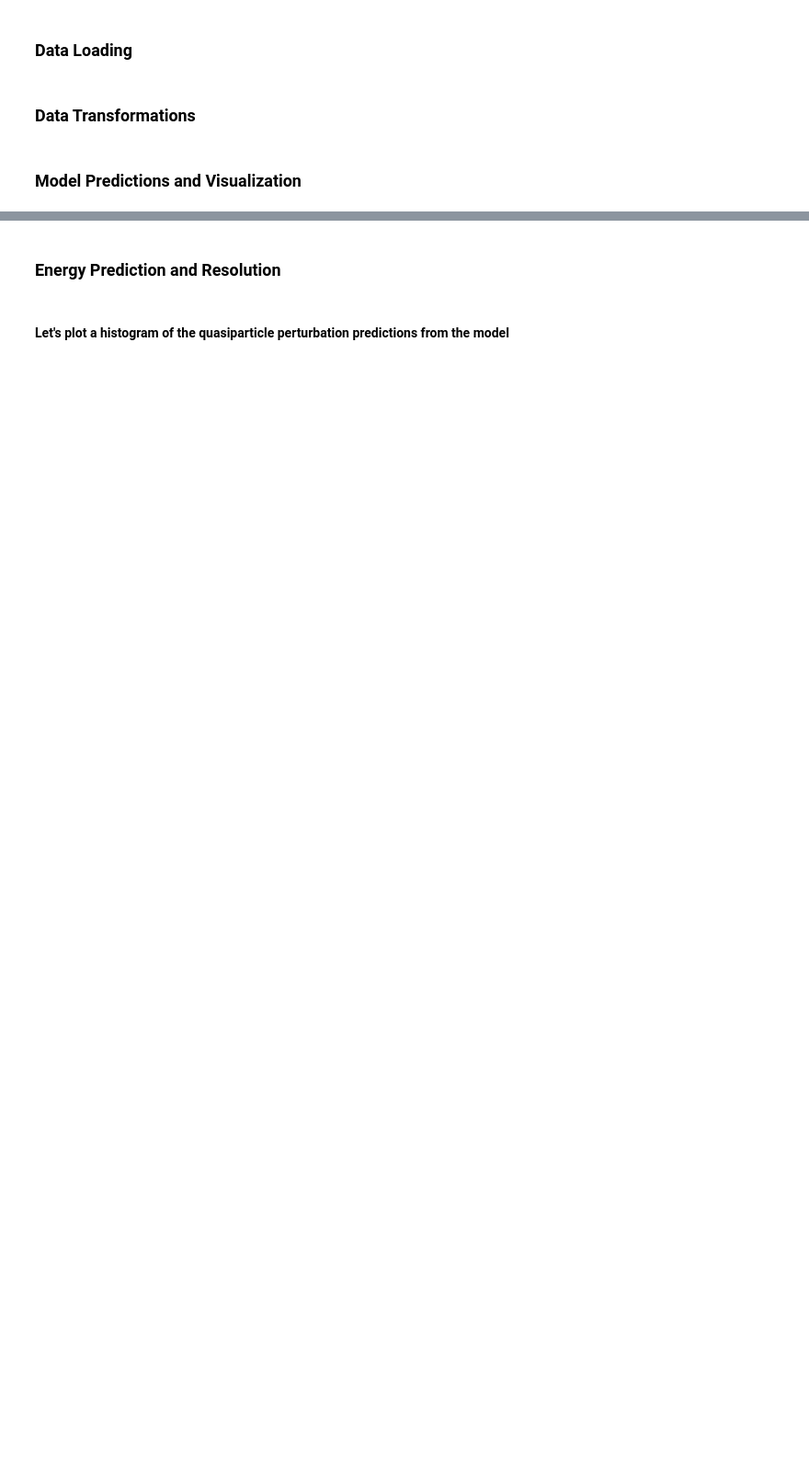
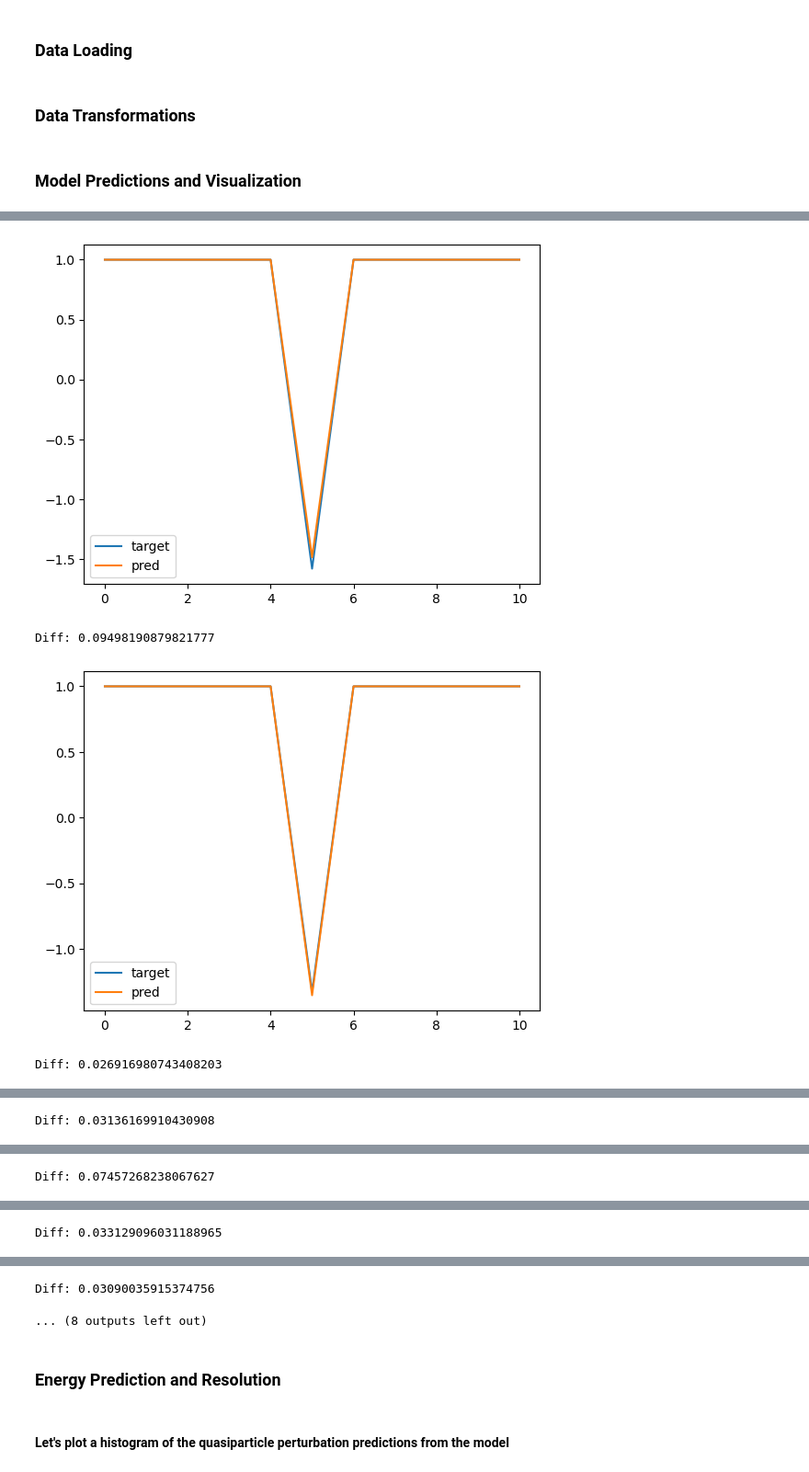
Before and after one commit to jbreck1987/ml_readout, a Jupyter notebook: experiments/cnn_regression/run_011/eval.ipynb, the cells around one changed output, grey strips where cells are left out. Shown: that part at 92% size. Saved outputs shown, nothing was run; the diff lists cells and outputs as text; code cells hidden in the pictures; blank space fills up the shorter version.

```diff
--- a/experiments/cnn_regression/run_011/eval.ipynb
+++ b/experiments/cnn_regression/run_011/eval.ipynb
@@ -139,13 +154,18 @@ print(f'median height error: {np.median(height_diff)}, median height error ratio
 # %%
-for target, pred in zip(np.array(test_labels)[20:30], preds[20:30]):
+for target, pred in zip(np.array(test_labels)[:10], preds[:10]):
    plt.figure()
    pred_phase_resp = pred[1]
    target_phase_resp = target[0][1]
    tgt, pred = np.ones(11), np.ones(11)
    tgt[5] = target_phase_resp
    pred[5] = pred_phase_resp
    plt.plot(np.arange(11), tgt, label='target')
    plt.plot(np.arange(11), pred, label='pred')
    plt.legend()
    plt.show()
    print(f'Diff: {np.abs(target_phase_resp - pred_phase_resp)}')
+# %% [output]
+[figure, added]
+Diff: 0.09498190879821777
+[figure, added]
+Diff: 0.026916980743408203
@@ -151,0 +173 @@ for target, pred in zip(np.array(test_labels)[20:30], preds[20:30]):
+Diff: 0.03136169910430908
@@ -151,0 +175 @@ for target, pred in zip(np.array(test_labels)[20:30], preds[20:30]):
+Diff: 0.07457268238067627
@@ -151,0 +177 @@ for target, pred in zip(np.array(test_labels)[20:30], preds[20:30]):
+Diff: 0.033129096031188965
@@ -152,3 +179,5 @@ for target, pred in zip(np.array(test_labels)[20:30], preds[20:30]):
+Diff: 0.03090035915374756
+... (8 outputs left out)
 # %% [markdown]
 ### Energy Prediction and Resolution
 # %% [markdown]
```
Also changed, not shown: parts of 9 cells of this notebook, 3 other files.
